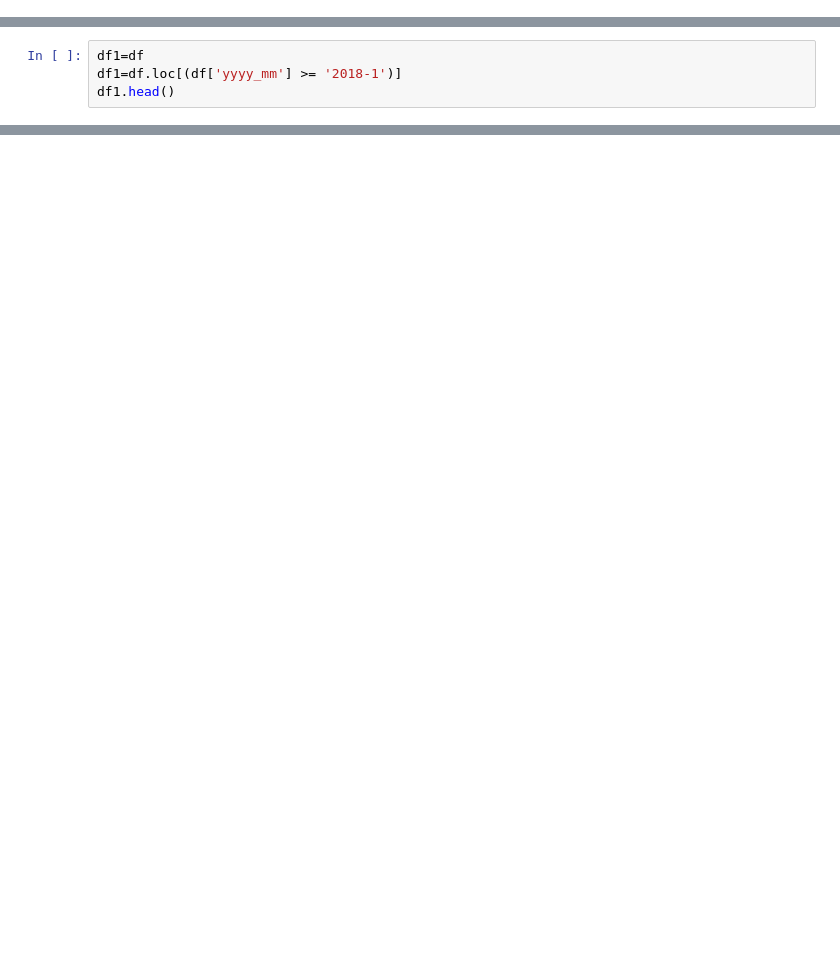
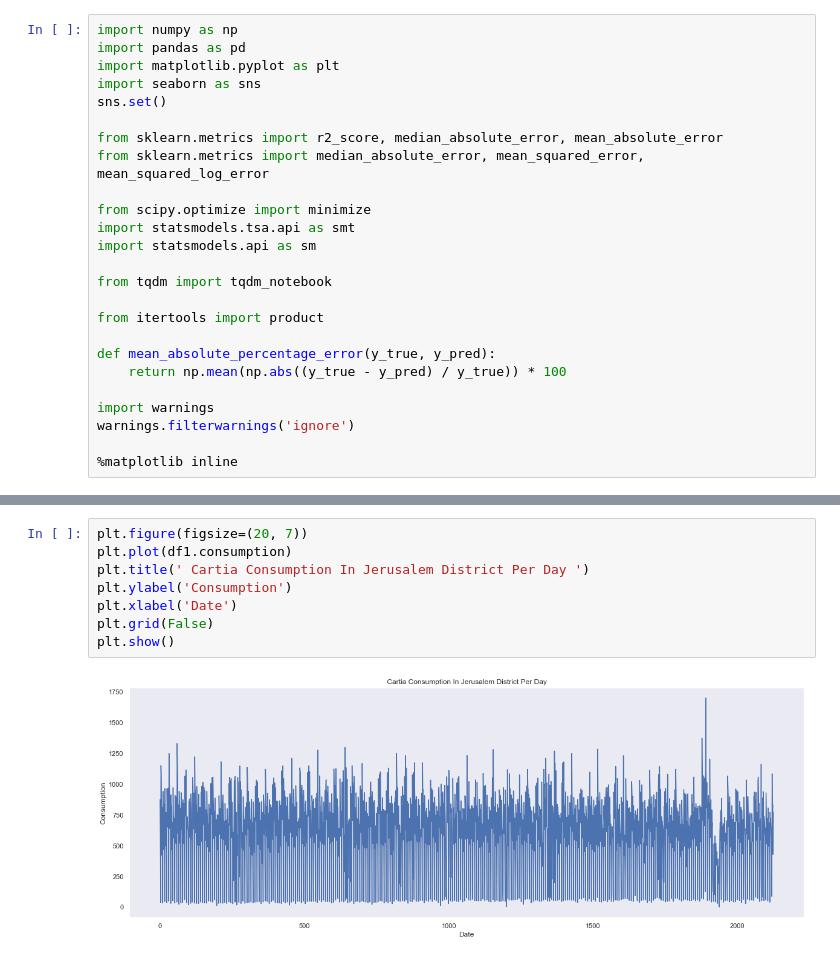
Before and after one commit to DANIELH2/DataScience, a Jupyter notebook: my projects/Untitled.ipynb, the cells around one changed output, grey strips where cells are left out. Drawn from its saved outputs; the diff is of its cells as text; blank space fills up the shorter version.

```diff
--- a/my projects/Untitled.ipynb
+++ b/my projects/Untitled.ipynb
@@ -1 +1,26 @@
+# %%
+import numpy as np
+import pandas as pd
+import matplotlib.pyplot as plt
+import seaborn as sns
+sns.set()
+
+from sklearn.metrics import r2_score, median_absolute_error, mean_absolute_error
+from sklearn.metrics import median_absolute_error, mean_squared_error, mean_squared_log_error
+
+from scipy.optimize import minimize
+import statsmodels.tsa.api as smt
+import statsmodels.api as sm
+
+from tqdm import tqdm_notebook
+
+from itertools import product
+
+def mean_absolute_percentage_error(y_true, y_pred):
+    return np.mean(np.abs((y_true - y_pred) / y_true)) * 100
+
+import warnings
+warnings.filterwarnings('ignore')
+
+%matplotlib inline
 # %%
@@ -31,4 +35,0 @@ df["pchanges_pd"] = df.pchanges_pd.str.replace("%", "").astype(int)  #extract %
-# %%
-df1=df
-df1=df.loc[(df['yyyy_mm'] >= '2018-1')]
-df1.head()
@@ -84,0 +48,10 @@ px.scatter(df2, x= "pdax_c", y="unscheduled", animation_frame="yyyy-mm", animati
+# %%
+plt.figure(figsize=(20, 7))
+plt.plot(df1.consumption)
+plt.title(' Cartia Consumption In Jerusalem District Per Day ')
+plt.ylabel('Consumption')
+plt.xlabel('Date')
+plt.grid(False)
+plt.show()
+# %% [output]
+[figure, added]
```
Also changed, not shown: parts of 20 cells of this notebook, 6 other files.
